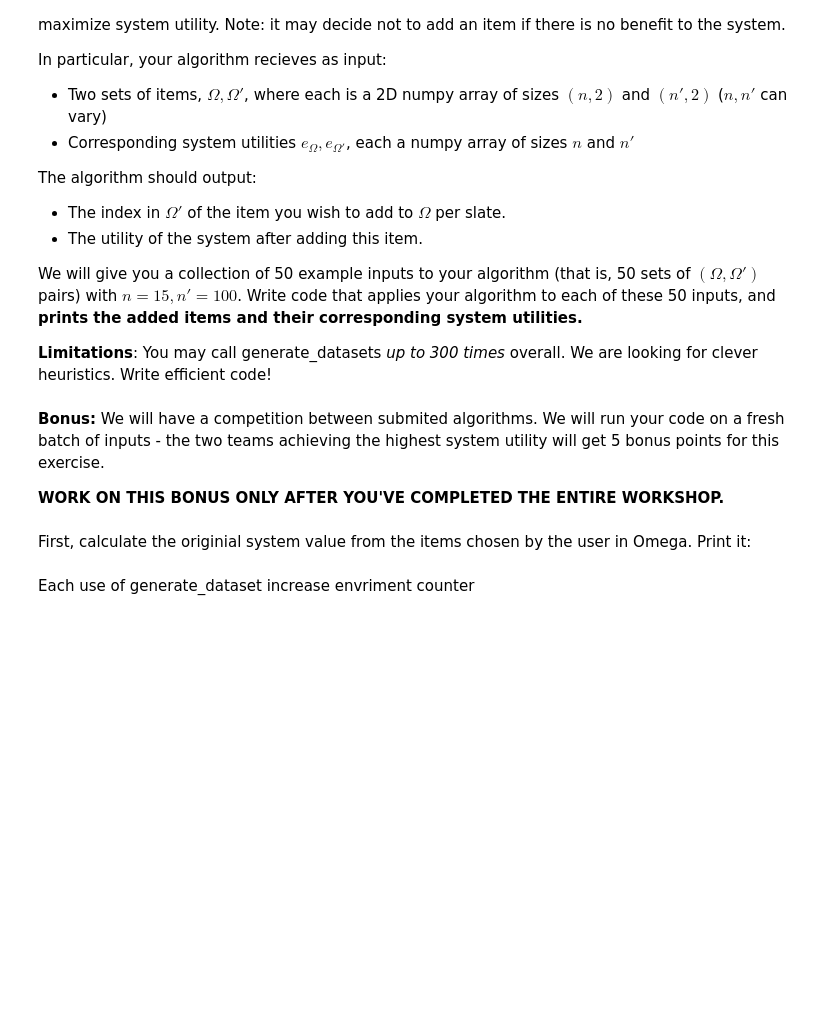
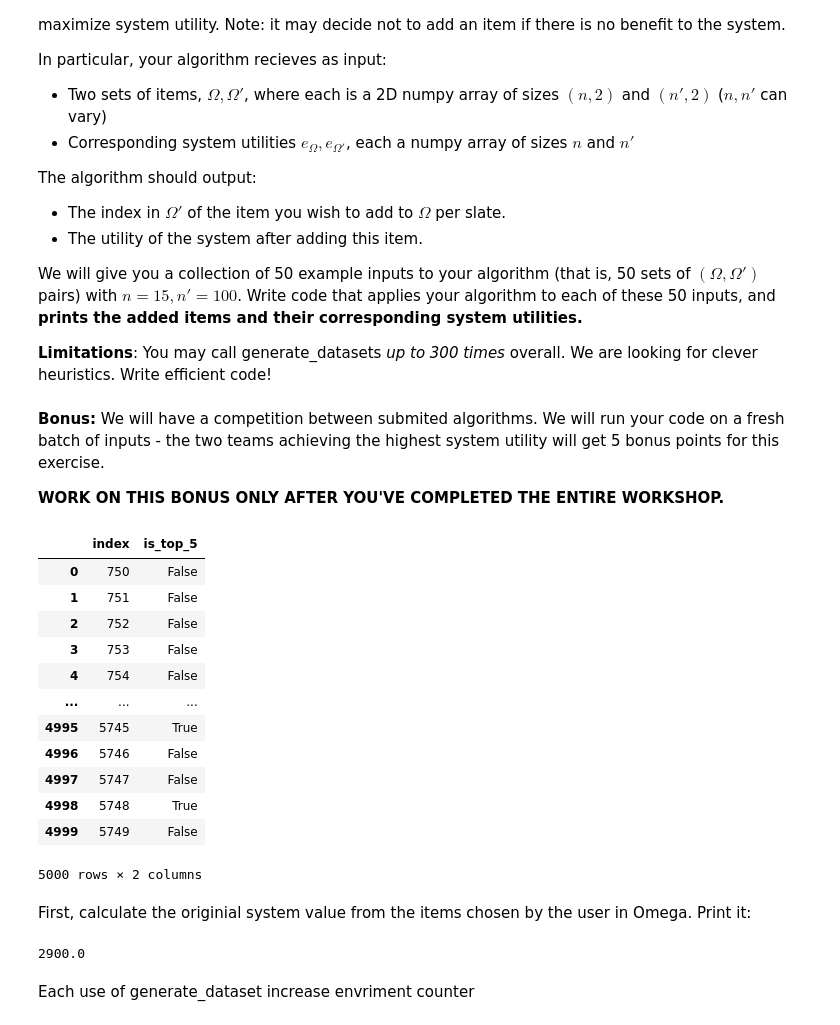
Before and after one commit to ashalem/ML_Human, a Jupyter notebook: WS2_2024_students.ipynb, the cells around one changed output. Cells and saved outputs as stored; diff of their text form; code cells hidden in the pictures; blank space fills up the shorter version.

```diff
--- a/WS2_2024_students.ipynb
+++ b/WS2_2024_students.ipynb
@@ -797,5 +797,21 @@ You may call generate_datasets *up to 300 times* overall. We are looking for cle
 # %%
 # Input - reset environment
 env = ContextChoiceEnvironment()
+# %%
+df
+# %% [output]
+|  | index | is_top_5 |
+| 0 | 750 | False |
+| 1 | 751 | False |
+| 2 | 752 | False |
+| 3 | 753 | False |
+| 4 | 754 | False |
+| ... | ... | ... |
+| 4995 | 5745 | True |
+| 4996 | 5746 | False |
+| 4997 | 5747 | False |
+| 4998 | 5748 | True |
+| 4999 | 5749 | False |
+5000 rows × 2 columns
 # %% [markdown]
 First, calculate the originial system value from the items chosen by the user in Omega. Print it:
@@ -805,3 +818,18 @@ First, calculate the originial system value from the items chosen by the user in
+# %%
+
+## YOUR SOLUTION
+system_val = 0
+df = {}
+for slate_id in env.inspect_data("tag")["slate_id"].unique():
+  df_for_slate = env.generate_slate_data_set(slate_id)
+  chosen_item_idx = df_for_slate[df_for_slate["chosen"] == 1].index[0]
+  val = df_for_slate.loc[chosen_item_idx, "E_s"]
+  df[slate_id] = val
+  system_val += val
+
+print(system_val)
+# %% [output]
+2900.0
 # %% [markdown]
 Each use of generate_dataset increase envriment counter
 # %%
```
Also changed, not shown: parts of 15 cells of this notebook.
